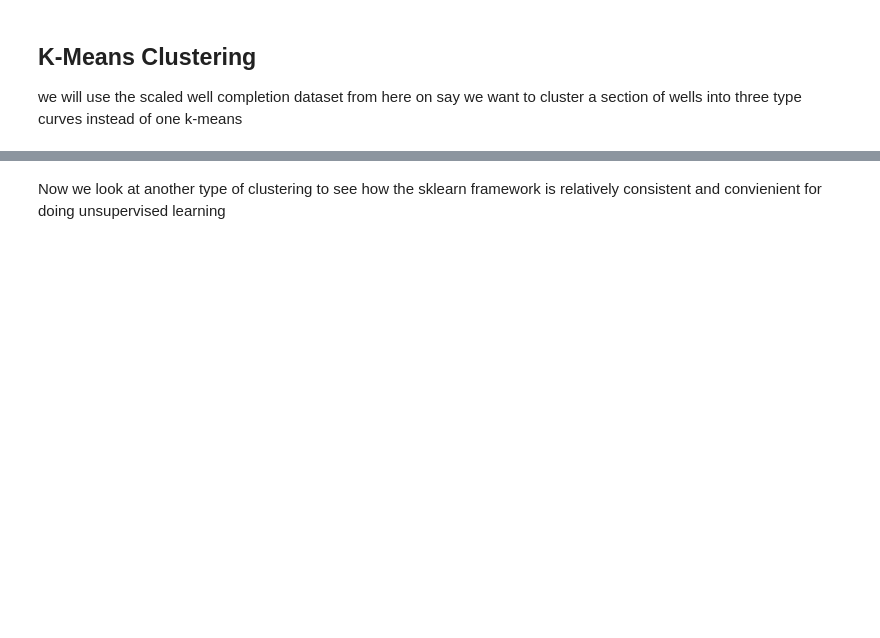
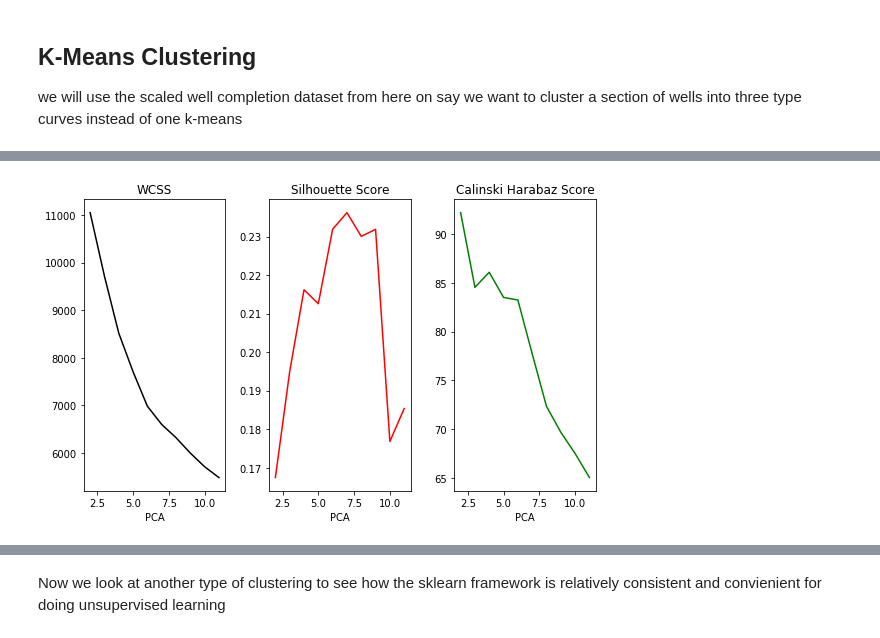
Before and after one commit to untapped-energy/clustering, a Jupyter notebook: code/3_clustering.ipynb, the cells around one changed output, grey strips where cells are left out. Saved outputs shown, nothing was run; the diff lists cells and outputs as text; code cells hidden in the pictures; blank space fills up the shorter version.

```diff
--- a/code/3_clustering.ipynb
+++ b/code/3_clustering.ipynb
@@ -47 +44,5 @@ kmeans_elbowplot(X)
+# %%
+kmeans_elbowplot(scaled_well_data)
+# %% [output]
+[figure, added]
 # %%
```
Also changed, not shown: parts of 7 cells of this notebook, 2 other files.
